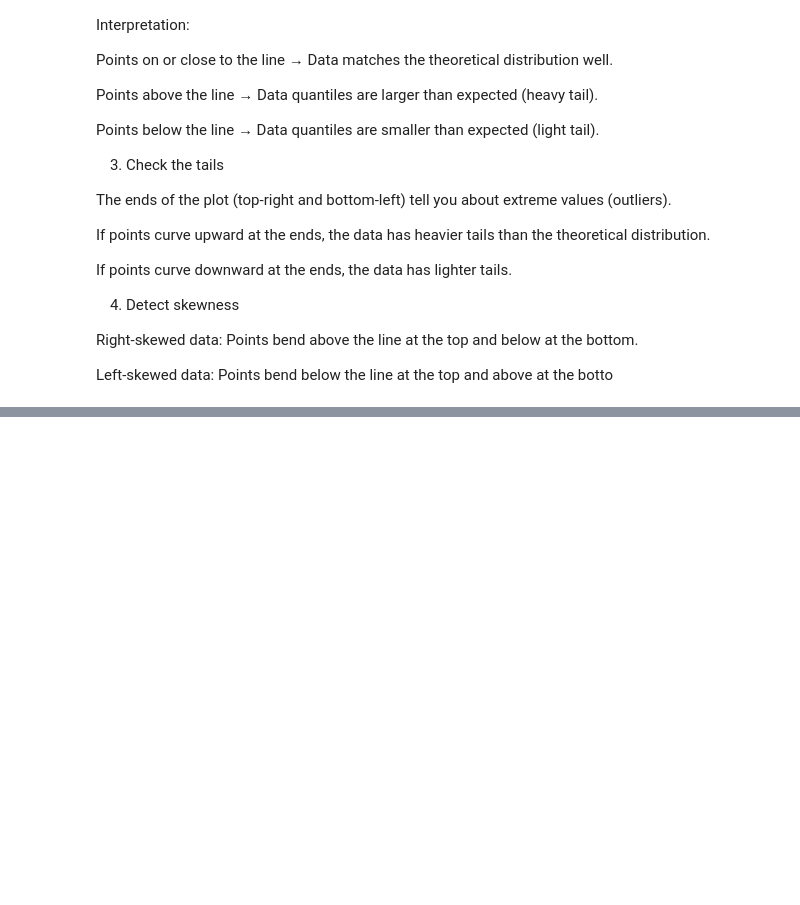
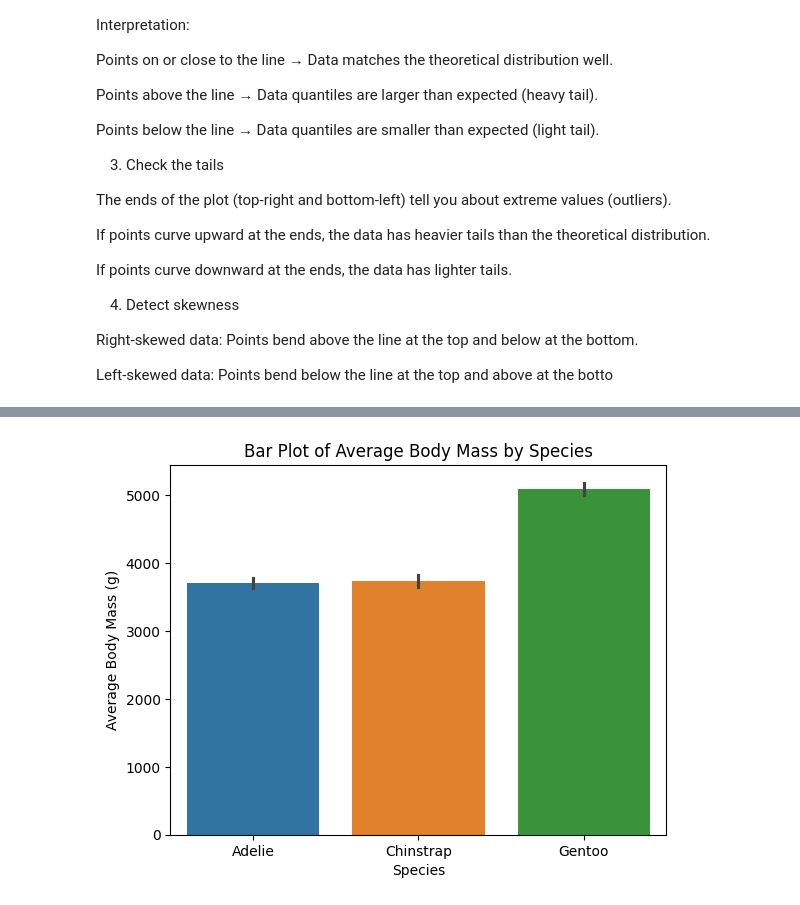
Before and after one commit to NamanKarki-nbk/mindraisers, a Jupyter notebook: visualization/practice1.ipynb, the cells around one changed output, grey strips where cells are left out. Saved outputs shown, nothing was run; the diff lists cells and outputs as text; code cells hidden in the pictures; blank space fills up the shorter version.

```diff
--- a/visualization/practice1.ipynb
+++ b/visualization/practice1.ipynb
@@ -146,0 +212,8 @@ Left-skewed data: Points bend below the line at the top and above at the botto
+# %%
+sns.barplot(data=df, x="species", y="body_mass_g", hue="species")
+plt.title('Bar Plot of Average Body Mass by Species')
+plt.xlabel('Species')
+plt.ylabel('Average Body Mass (g)')
+plt.show()
+# %% [output]
+[figure, added]
```
Also changed, not shown: parts of 11 cells of this notebook.
